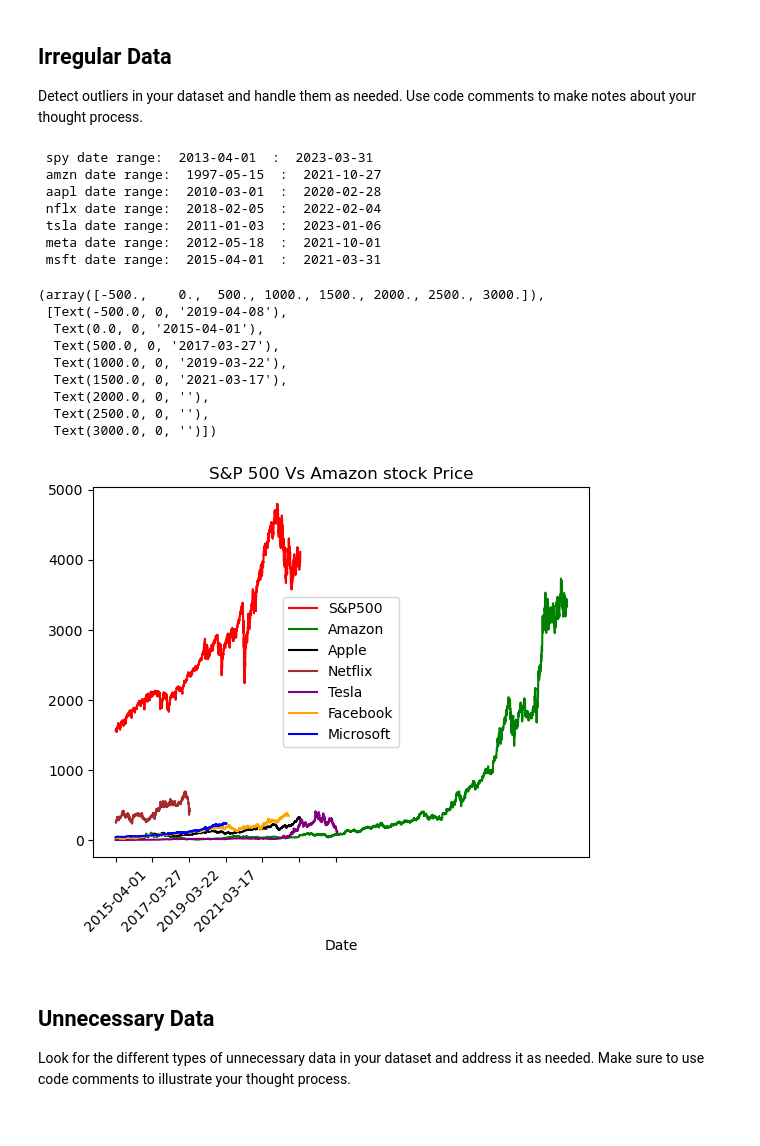
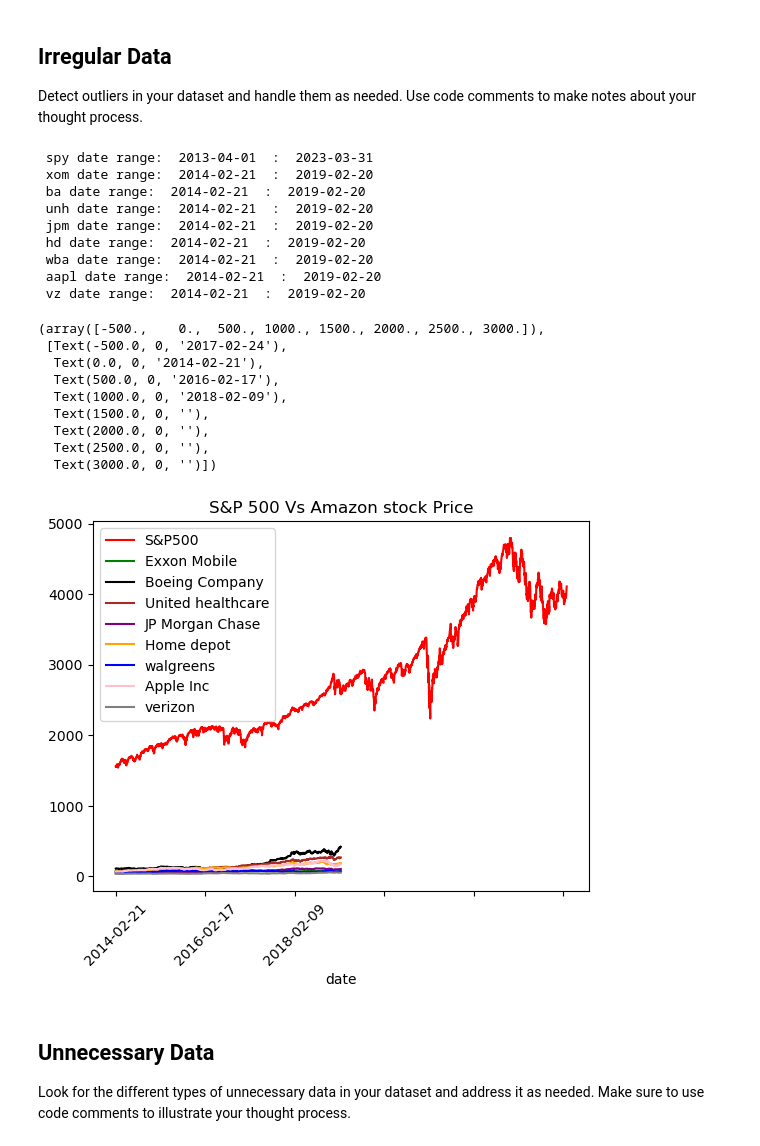
Before and after one commit to shalo888/cleaning-data-checkpoint, a Jupyter notebook: checkpoint-three.ipynb, the cells around one changed output. Cells and saved outputs as stored; diff of their text form; code cells hidden in the pictures.

```diff
--- a/checkpoint-three.ipynb
+++ b/checkpoint-three.ipynb
@@ -113,0 +286,5 @@ amzn.sort_values(by='Date')
+# %%
+# since columns 'unadjustedVolume','change','changePercent','vwap','label','changeOverTime' are not needed we will drop these columns
+wba.drop(['unadjustedVolume','change','changePercent','vwap','label','changeOverTime'],inplace=True,axis=1)
+#put them in same order of earliest to latest
+wba.sort_values(by='date')
@@ -124,5 +321,7 @@ Close      0
 dtype: int64
 # %%
+# since columns 'unadjustedVolume','change','changePercent','vwap','label','changeOverTime' are not needed we will drop these columns
+aapl.drop(['unadjustedVolume','change','changePercent','vwap','label','changeOverTime'],inplace=True,axis=1)
 #put them in same order of earliest to latest
-aapl.sort_values(by='Date')
+aapl.sort_values(by='date')
 # %% [output]
@@ -142,3 +340,0 @@ aapl.sort_values(by='Date')
-# %%
-#Change Format for date to match other dataset
-aapl['Date']=pd.to_datetime(aapl.Date).dt.date.astype(str)
@@ -313,0 +358,5 @@ msft.head()
+# %%
+# since columns 'unadjustedVolume','change','changePercent','vwap','label','changeOverTime' are not needed we will drop these columns
+vz.drop(['unadjustedVolume','change','changePercent','vwap','label','changeOverTime'],inplace=True,axis=1)
+#put them in same order of earliest to latest
+vz.sort_values(by='date')
@@ -318,41 +381,47 @@ Detect outliers in your dataset and handle them as needed. Use code comments to
 # %%
 # since will be combining 7 data frame need to find earliest data and latest data available,
 print(' spy date range: ',spy['Date'].min(),' : ',spy['Date'].max(),'\n'
-     ,'amzn date range: ',amzn['Date'].min(),' : ',amzn['Date'].max(),'\n'
-     ,'aapl date range: ',aapl['Date'].min(),' : ',aapl['Date'].max(),'\n'
-     ,'nflx date range: ',nflx['Date'].min(),' : ',nflx['Date'].max(),'\n'
-     ,'tsla date range: ',tsla['Date'].min(),' : ',tsla['Date'].max(),'\n'
-     ,'meta date range: ',meta['Date'].min(),' : ',meta['Date'].max(),'\n'
-     ,'msft date range: ',msft['Date'].min(),' : ',msft['Date'].max(),'\n')
+     ,'xom date range: ',xom['date'].min(),' : ',xom['date'].max(),'\n'
+     ,'ba date range: ',ba['date'].min(),' : ',ba['date'].max(),'\n'
+     ,'unh date range: ',unh['date'].min(),' : ',unh['date'].max(),'\n'
+     ,'jpm date range: ',jpm['date'].min(),' : ',jpm['date'].max(),'\n'
+     ,'hd date range: ',hd['date'].min(),' : ',hd['date'].max(),'\n'
+     ,'wba date range: ',wba['date'].min(),' : ',wba['date'].max(),'\n'
+     ,'aapl date range: ',aapl['date'].min(),' : ',aapl['date'].max(),'\n'
+     ,'vz date range: ',vz['date'].min(),' : ',vz['date'].max(),'\n')
 # %% [output]
  spy date range:  2013-04-01  :  2023-03-31
- amzn date range:  1997-05-15  :  2021-10-27
- aapl date range:  2010-03-01  :  2020-02-28
- nflx date range:  2018-02-05  :  2022-02-04
- tsla date range:  2011-01-03  :  2023-01-06
- meta date range:  2012-05-18  :  2021-10-01
- msft date range:  2015-04-01  :  2021-03-31
+ xom date range:  2014-02-21  :  2019-02-20
+ ba date range:  2014-02-21  :  2019-02-20
+ unh date range:  2014-02-21  :  2019-02-20
+ jpm date range:  2014-02-21  :  2019-02-20
+ hd date range:  2014-02-21  :  2019-02-20
+ wba date range:  2014-02-21  :  2019-02-20
+ aapl date range:  2014-02-21  :  2019-02-20
+ vz date range:  2014-02-21  :  2019-02-20
 # %%
 # comparing individual stock againt S&P500
 gr = spy.plot(kind='line',x="Date", y="S&P500", color="Red", title = 'S&P 500 Vs Amazon stock Price');
-amzn.plot(ax = gr, kind='line',x="Date", y="Close", label = 'Amazon', color="green");
-aapl.plot(ax = gr, kind='line',x="Date", y="Close", label = 'Apple', color="black");
-nflx.plot(ax = gr, kind='line',x="Date", y="Close",label = 'Netflix', color="brown");
-tsla.plot(ax = gr, kind='line',x="Date", y="Close",label = 'Tesla', color="purple");
-meta.plot(ax = gr, kind='line',x="Date", y="Close",label = 'Facebook', color="orange");
-msft.plot(ax = gr, kind='line',x="Date", y="Close", label = 'Microsoft', color="blue");
+xom.plot(ax = gr, kind='line',x="date", y="close", label = 'Exxon Mobile', color="green");
+ba.plot(ax = gr, kind='line',x="date", y="close", label = 'Boeing Company', color="black");
+unh.plot(ax = gr, kind='line',x="date", y="close", label = 'United healthcare', color="brown");
+jpm.plot(ax = gr, kind='line',x="date", y="close", label = 'JP Morgan Chase', color="purple");
+hd.plot(ax = gr, kind='line',x="date", y="close", label = 'Home depot', color="orange");
+wba.plot(ax = gr, kind='line',x="date", y="close", label = 'walgreens', color="blue");
+aapl.plot(ax = gr, kind='line',x="date", y="close", label = 'Apple Inc', color="pink");
+vz.plot(ax = gr, kind='line',x="date", y="close", label = 'verizon', color="grey");
 plt.xticks(rotation = 45)
 # %% [output]
 (array([-500.,    0.,  500., 1000., 1500., 2000., 2500., 3000.]),
- [Text(-500.0, 0, '2019-04-08'),
-  Text(0.0, 0, '2015-04-01'),
-  Text(500.0, 0, '2017-03-27'),
-  Text(1000.0, 0, '2019-03-22'),
-  Text(1500.0, 0, '2021-03-17'),
+ [Text(-500.0, 0, '2017-02-24'),
+  Text(0.0, 0, '2014-02-21'),
+  Text(500.0, 0, '2016-02-17'),
+  Text(1000.0, 0, '2018-02-09'),
+  Text(1500.0, 0, ''),
   Text(2000.0, 0, ''),
   Text(2500.0, 0, ''),
   Text(3000.0, 0, '')])
-[figure, old version]
+[figure, new version]
 # %% [markdown]
 ## Unnecessary Data
 
```
Also changed, not shown: parts of 41 cells of this notebook, 17 other files.
